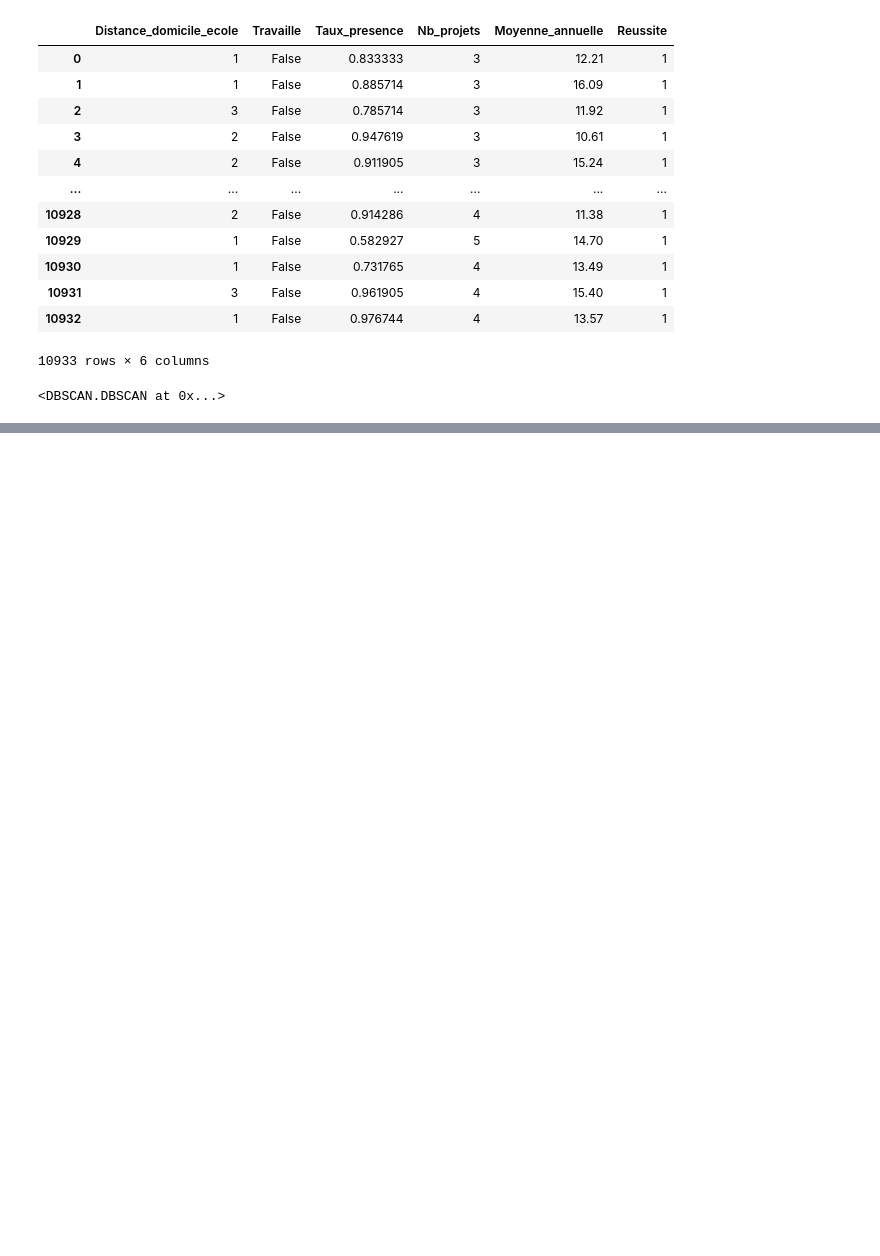
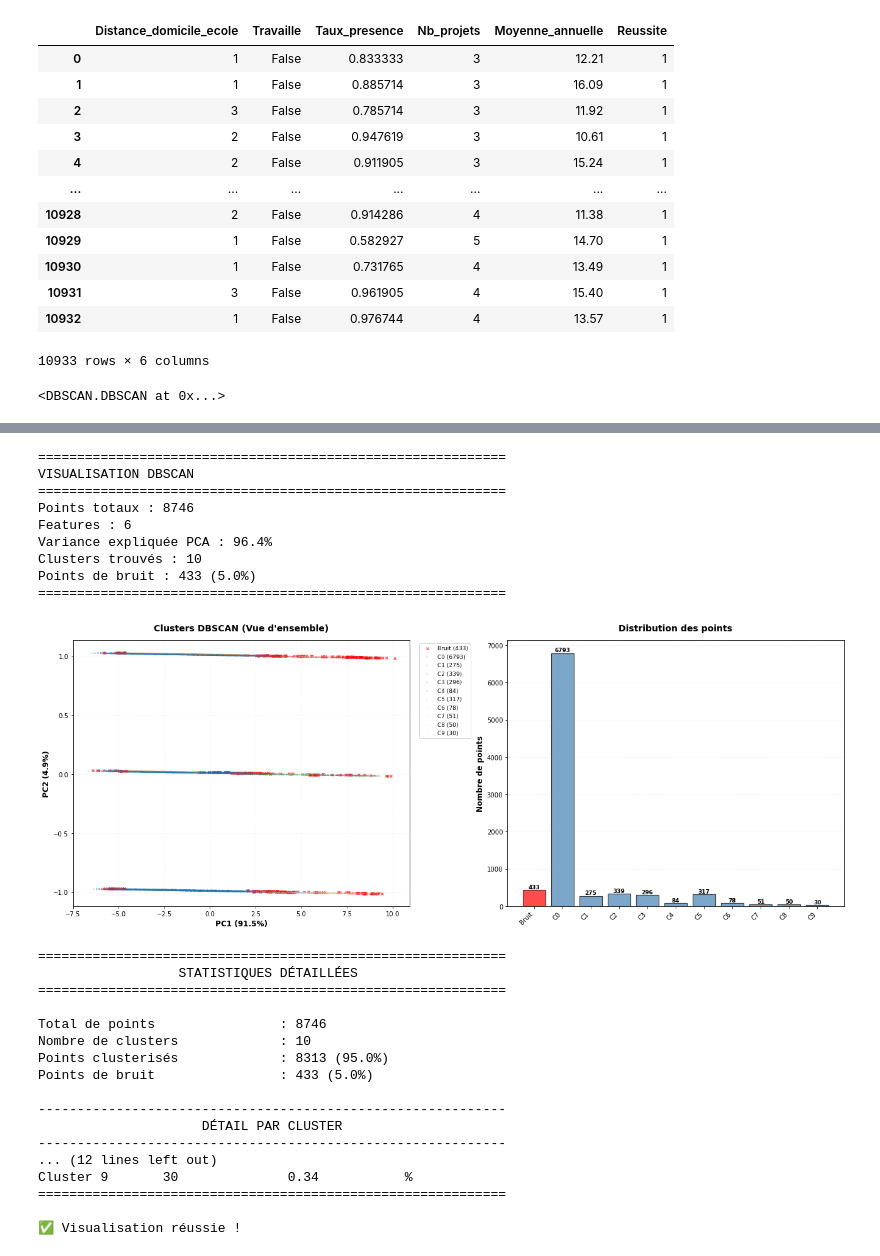
Before and after one commit to TCHOUANANG-dimitri/ML-PROJECT, a Jupyter notebook: Training&Saving/preformance explanation.ipynb, the cells around one changed output, grey strips where cells are left out. Drawn from its saved outputs; the diff is of its cells as text; code cells hidden in the pictures; blank space fills up the shorter version.

```diff
--- a/Training&Saving/preformance explanation.ipynb
+++ b/Training&Saving/preformance explanation.ipynb
@@ -124,0 +628,31 @@ array([-1,  0,  1,  2,  3,  4,  5,  6,  7,  8,  9, 10, 11, 12, 13, 14, 15,
+# %%
+# si trop dense
+visualiser_clusters(X_train, labels, taille_points=5, transparence=0.3)
+# %% [output]
+============================================================
+VISUALISATION DBSCAN
+============================================================
+Points totaux : 8746
+Features : 6
+Variance expliquée PCA : 96.4%
+Clusters trouvés : 10
+Points de bruit : 433 (5.0%)
+============================================================
+[figure, added]
+============================================================
+                  STATISTIQUES DÉTAILLÉES
+============================================================
+
+Total de points                : 8746
+Nombre de clusters             : 10
+Points clusterisés             : 8313 (95.0%)
+Points de bruit                : 433 (5.0%)
+
+------------------------------------------------------------
+                     DÉTAIL PAR CLUSTER
+------------------------------------------------------------
+... (12 lines left out)
+Cluster 9       30              0.34           %
+============================================================
+
+✅ Visualisation réussie !
```
Also changed, not shown: parts of 11 cells of this notebook.
